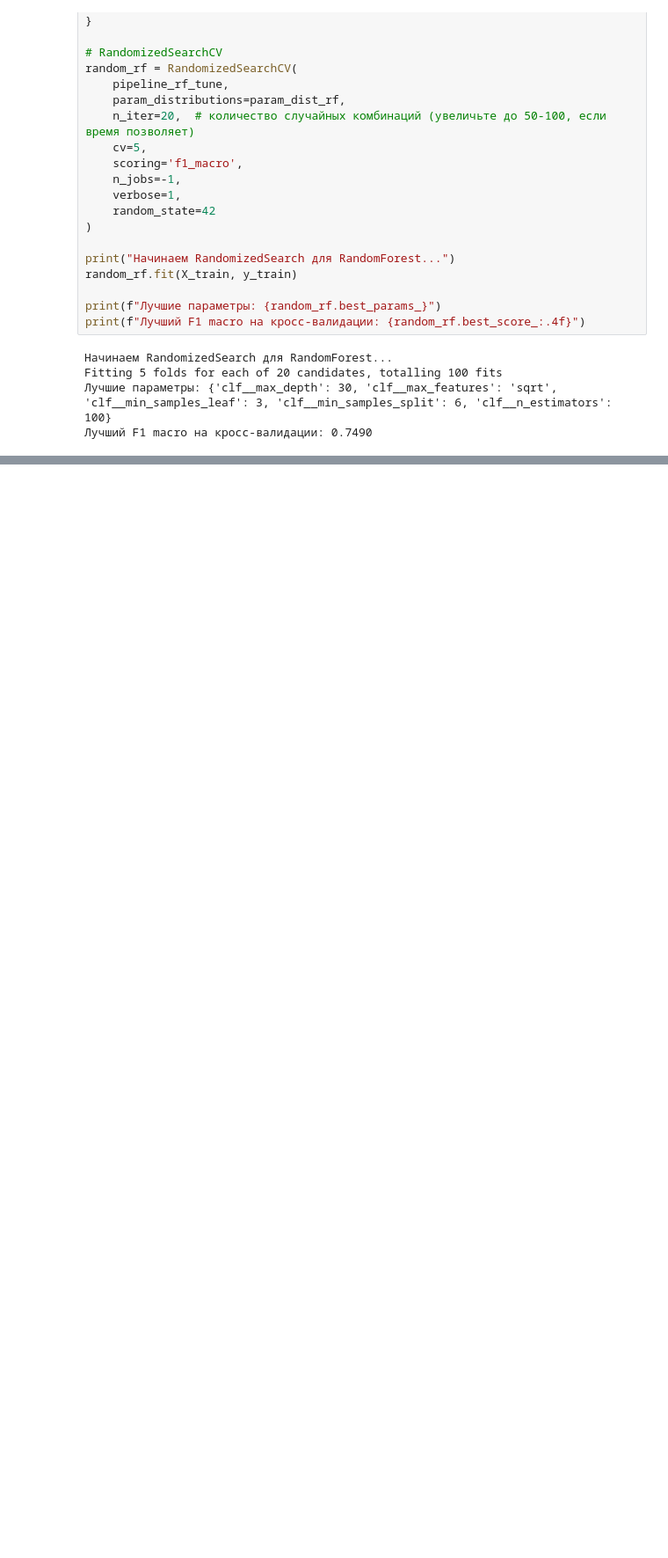
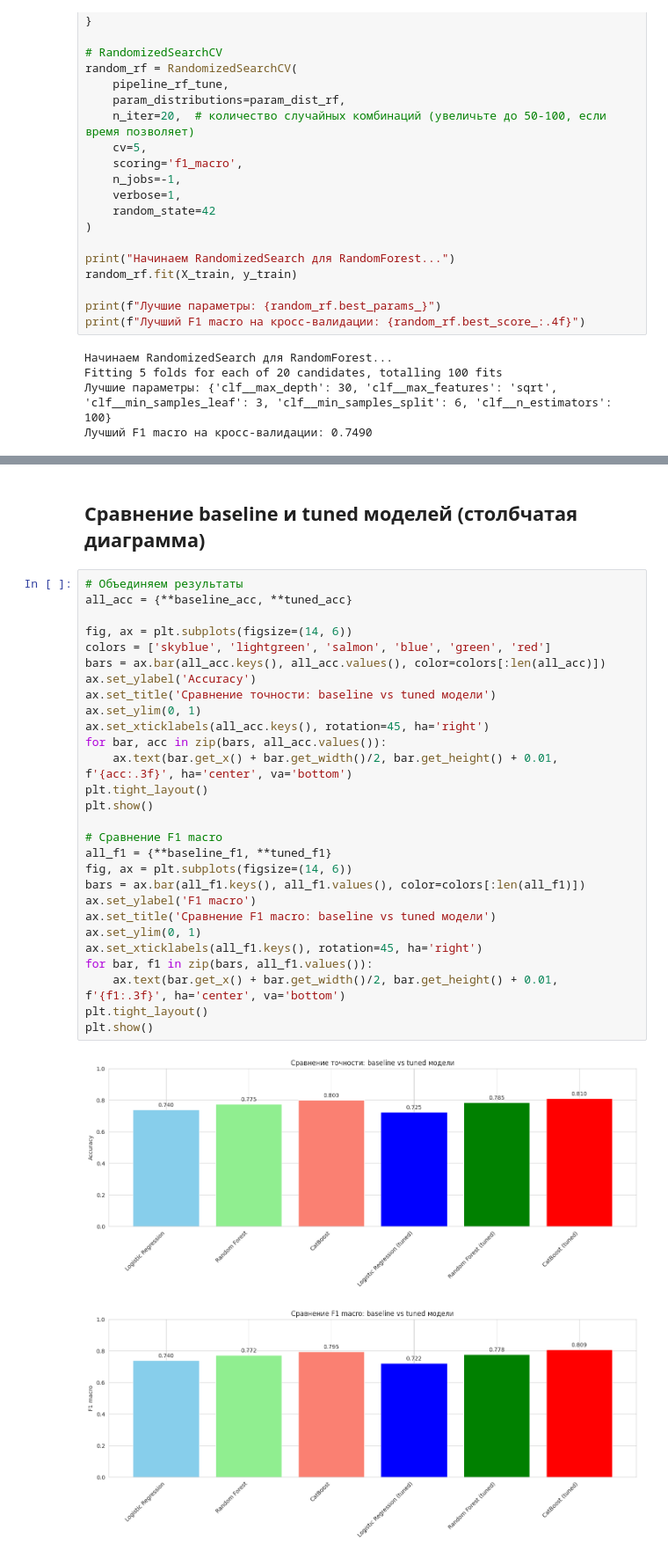
Before and after one commit to Marfall/MusicAnalyzer, a Jupyter notebook: MusicAnalyzer.ipynb, the cells around one changed output, grey strips where cells are left out. Shown at 88% size. Drawn from its saved outputs; the diff is of its cells as text; blank space fills up the shorter version.

```diff
--- a/MusicAnalyzer.ipynb
+++ b/MusicAnalyzer.ipynb
@@ -685,0 +764,33 @@ Fitting 5 folds for each of 20 candidates, totalling 100 fits
+# %% [markdown]
+## Сравнение baseline и tuned моделей (столбчатая диаграмма)
+# %%
+# Объединяем результаты
+all_acc = {**baseline_acc, **tuned_acc}
+
+fig, ax = plt.subplots(figsize=(14, 6))
+colors = ['skyblue', 'lightgreen', 'salmon', 'blue', 'green', 'red']
+bars = ax.bar(all_acc.keys(), all_acc.values(), color=colors[:len(all_acc)])
+ax.set_ylabel('Accuracy')
+ax.set_title('Сравнение точности: baseline vs tuned модели')
+ax.set_ylim(0, 1)
+ax.set_xticklabels(all_acc.keys(), rotation=45, ha='right')
+for bar, acc in zip(bars, all_acc.values()):
+    ax.text(bar.get_x() + bar.get_width()/2, bar.get_height() + 0.01, f'{acc:.3f}', ha='center', va='bottom')
+plt.tight_layout()
+plt.show()
+
+# Сравнение F1 macro
+all_f1 = {**baseline_f1, **tuned_f1}
+fig, ax = plt.subplots(figsize=(14, 6))
+bars = ax.bar(all_f1.keys(), all_f1.values(), color=colors[:len(all_f1)])
+ax.set_ylabel('F1 macro')
+ax.set_title('Сравнение F1 macro: baseline vs tuned модели')
+ax.set_ylim(0, 1)
+ax.set_xticklabels(all_f1.keys(), rotation=45, ha='right')
+for bar, f1 in zip(bars, all_f1.values()):
+    ax.text(bar.get_x() + bar.get_width()/2, bar.get_height() + 0.01, f'{f1:.3f}', ha='center', va='bottom')
+plt.tight_layout()
+plt.show()
+# %% [output]
+[figure, added]
+[figure, added]
```
Also changed, not shown: parts of 13 cells of this notebook.
